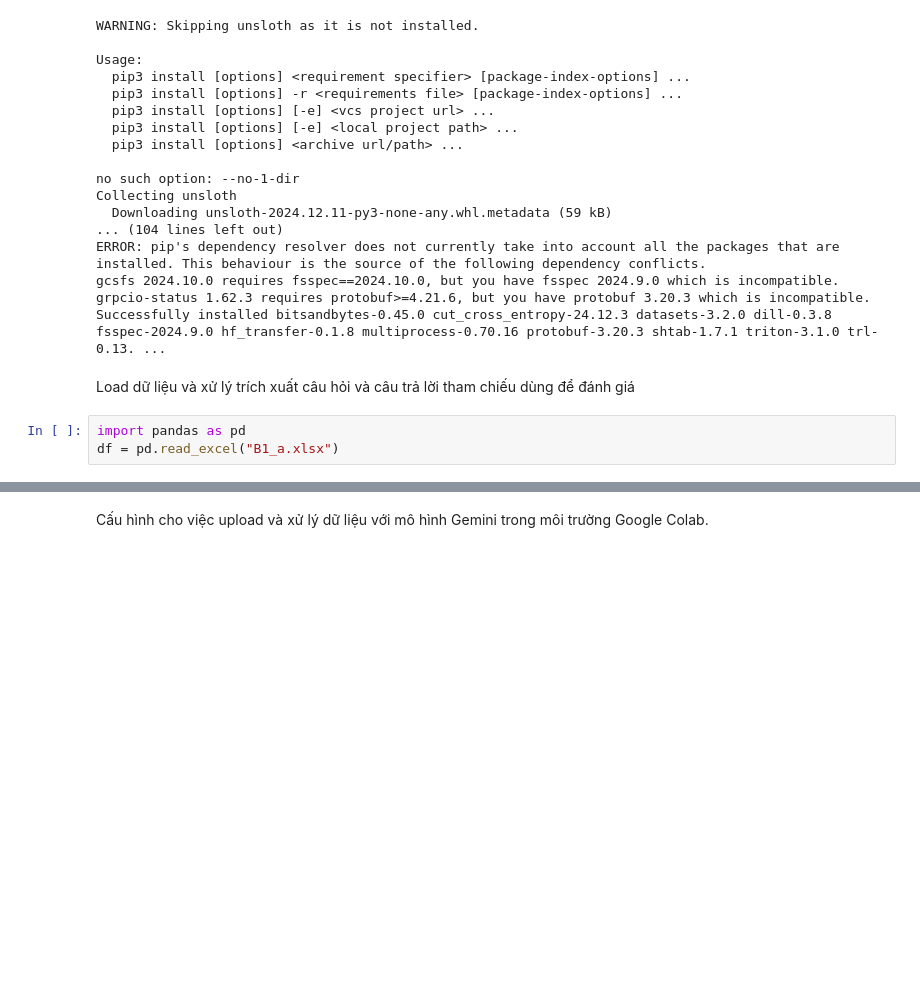
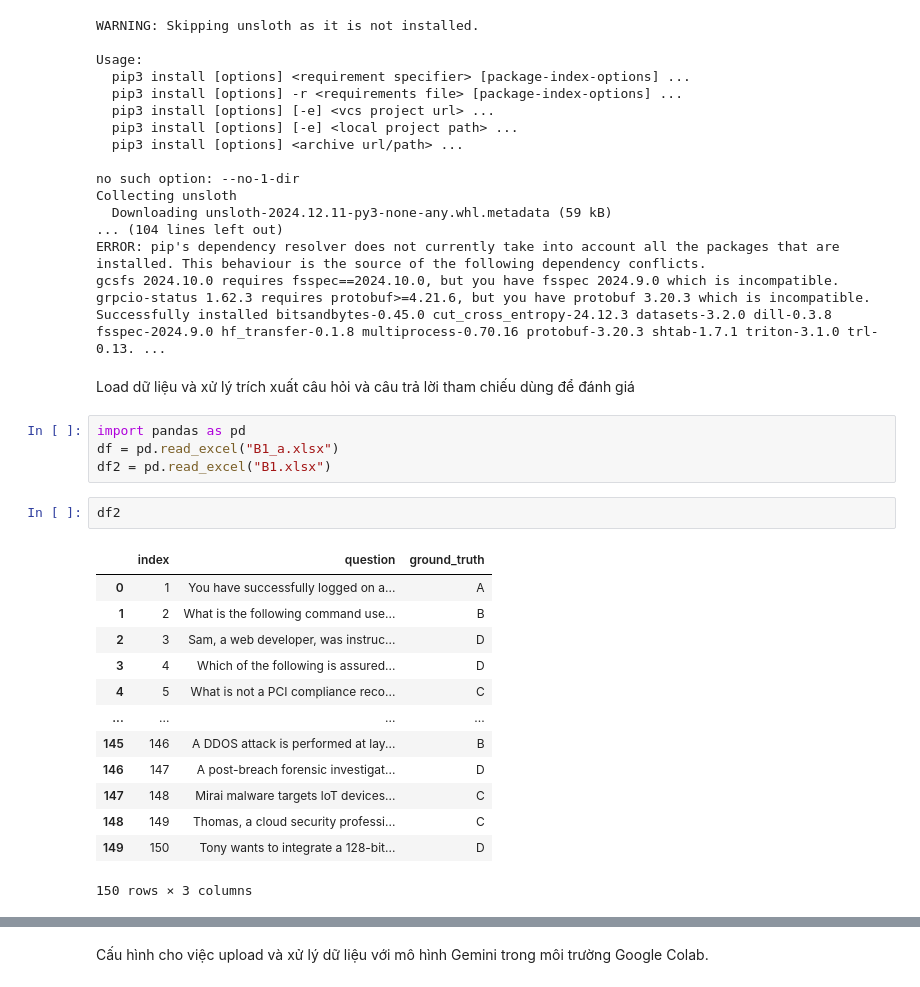
Before and after one commit to Ttdne/Llama-3.2-1B-FineTune-CEH-QA, a Jupyter notebook: Testing_Phase.ipynb, the cells around one changed output, grey strips where cells are left out. Saved outputs shown, nothing was run; the diff lists cells and outputs as text; blank space fills up the shorter version.

```diff
--- a/Testing_Phase.ipynb
+++ b/Testing_Phase.ipynb
@@ -40,5 +40,22 @@ Load dữ liệu và xử lý trích xuất câu hỏi và câu trả lời tham
 # %%
 import pandas as pd
 df = pd.read_excel("B1_a.xlsx")
+df2 = pd.read_excel("B1.xlsx")
+# %%
+df2
+# %% [output]
+|  | index | question | ground_truth |
+| 0 | 1 | You have successfully logged on a... | A |
+| 1 | 2 | What is the following command use... | B |
+| 2 | 3 | Sam, a web developer, was instruc... | D |
+| 3 | 4 | Which of the following is assured... | D |
+| 4 | 5 | What is not a PCI compliance reco... | C |
+| ... | ... | ... | ... |
+| 145 | 146 | A DDOS attack is performed at lay... | B |
+| 146 | 147 | A post-breach forensic investigat... | D |
+| 147 | 148 | Mirai malware targets loT devices... | C |
+| 148 | 149 | Thomas, a cloud security professi... | C |
+| 149 | 150 | Tony wants to integrate a 128-bit... | D |
+150 rows × 3 columns
 # %%
 df = df[["question", "llm_answer"]]
```
Also changed, not shown: parts of 14 cells of this notebook, 11 other files.
